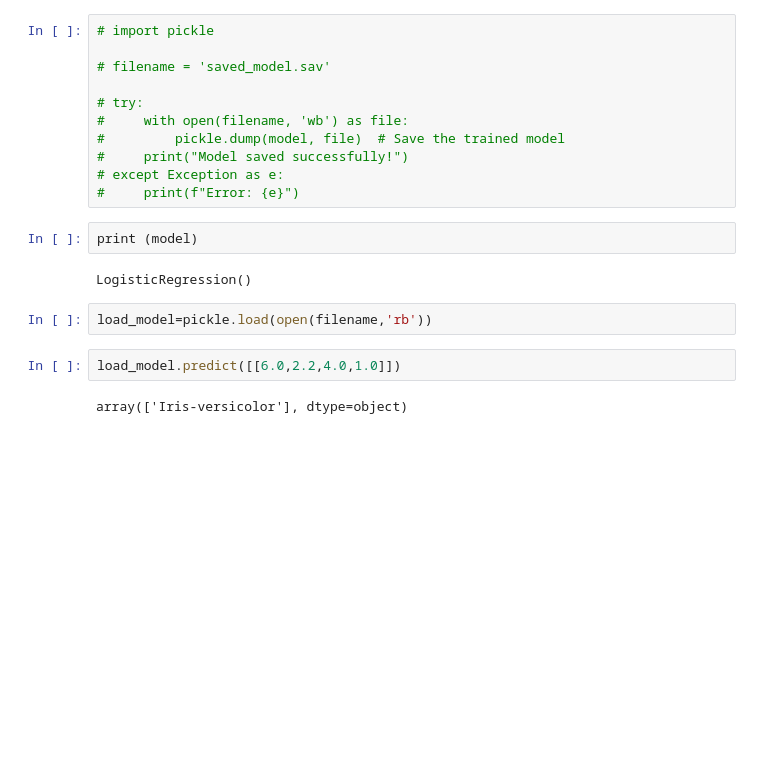
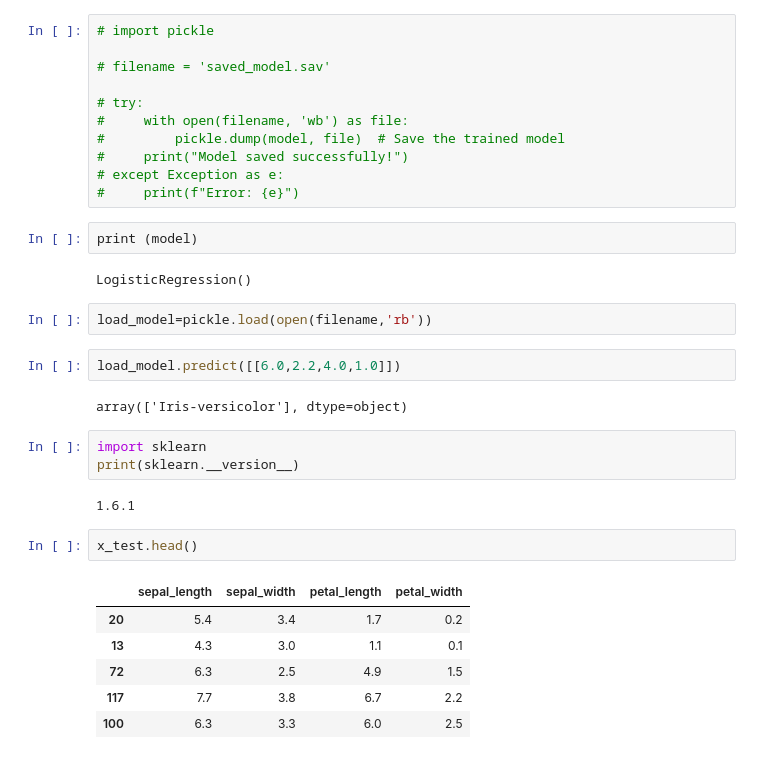
Before and after one commit to bindushahi/CODSOFT-IRIS-FLOWER-CLASSIFICATION, a Jupyter notebook: Iris_Flower_Prediction.ipynb, the cells around one changed output. Saved outputs shown, nothing was run; the diff lists cells and outputs as text; blank space fills up the shorter version.

Commit message:
importing and rechecking

```diff
--- a/Iris_Flower_Prediction.ipynb
+++ b/Iris_Flower_Prediction.ipynb
@@ -372,3 +372,17 @@ load_model=pickle.load(open(filename,'rb'))
 load_model.predict([[6.0,2.2,4.0,1.0]])
 # %% [output]
 array(['Iris-versicolor'], dtype=object)
+# %%
+import sklearn
+print(sklearn.__version__)
+# %% [output]
+1.6.1
+# %%
+x_test.head()
+# %% [output]
+|  | sepal_length | sepal_width | petal_length | petal_width |
+| 20 | 5.4 | 3.4 | 1.7 | 0.2 |
+| 13 | 4.3 | 3.0 | 1.1 | 0.1 |
+| 72 | 6.3 | 2.5 | 4.9 | 1.5 |
+| 117 | 7.7 | 3.8 | 6.7 | 2.2 |
+| 100 | 6.3 | 3.3 | 6.0 | 2.5 |
```
